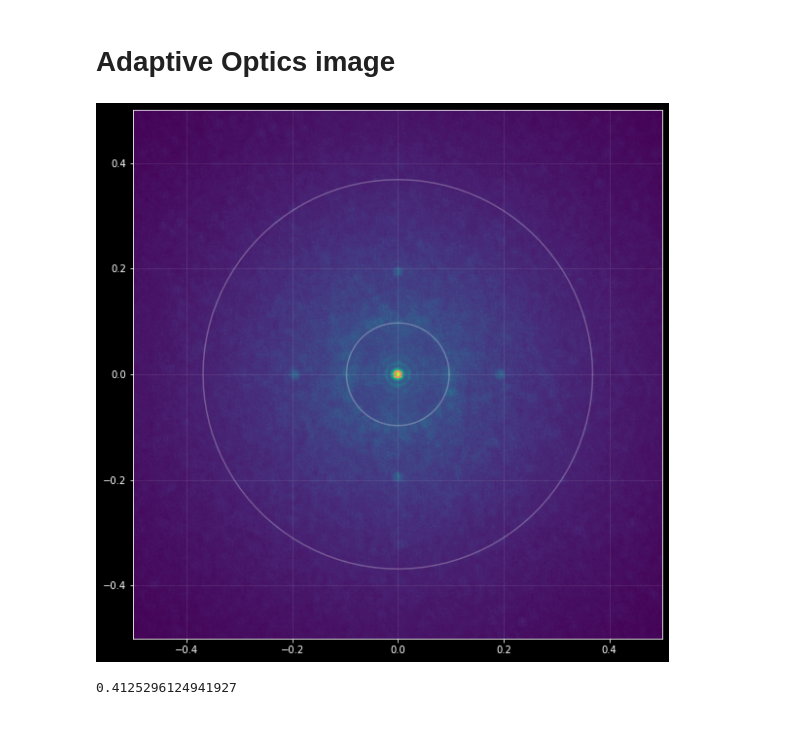
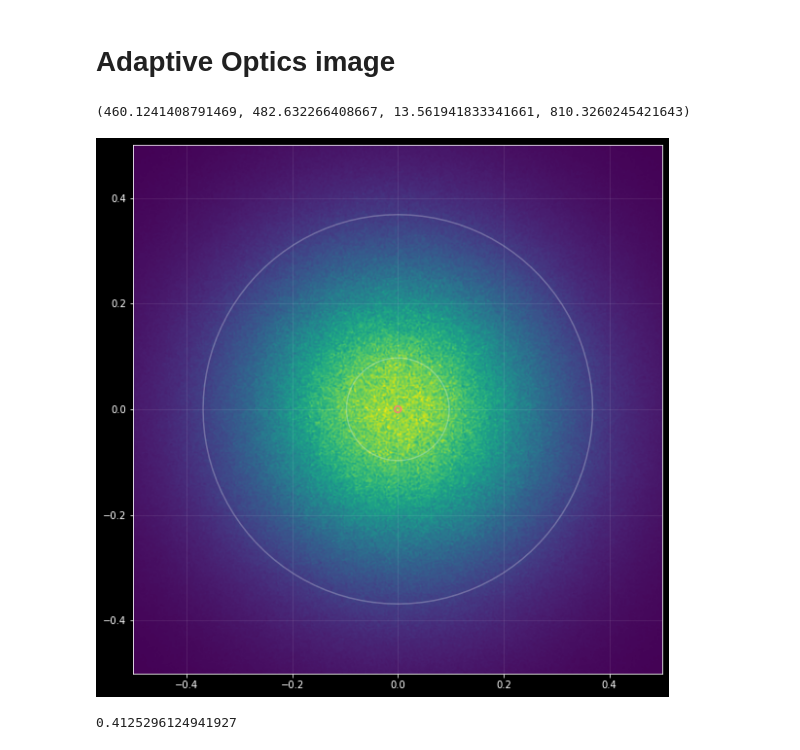
Before and after one commit to rconan/dos101, a Jupyter notebook: data.ipynb, the cells around one changed output. Drawn from its saved outputs; the diff is of its cells as text; code cells hidden in the pictures.

Commit message:
ADD PSSN & FWHM OUTPUTS

```diff
--- a/data.ipynb
+++ b/data.ipynb
@@ -131,25 +131,31 @@ ax.set_ylim(lim)
 # %% [markdown]
 # Adaptive Optics image
+# %%
+np.vstack(frame["NaturalSeeingPSSnFwhm"])[0,1]*(180*3600e3/np.pi),\
+np.vstack(frame["GlaoPSSnFwhm"])[0,1]*(180*3600e3/np.pi),\
+    (180e3*3600/np.pi)*550e-9/8.365,(180e3*3600/np.pi)*550e-9/14e-2
+# %% [output]
+(460.1241408791469, 482.632266408667, 13.561941833341661, 810.3260245421643)
 # %%
 px_scale = (180*3600/np.pi) * 0.5*0.5e-6/25.5
 h = px_scale * 511/2
 o = np.linspace(0, 2*np.pi, 101)
 x, y = np.cos(o), np.sin(o)
 fig, ax = plt.subplots(figsize=(10, 10))
-ax.imshow(np.vstack(frame['DiffractionLimitedImage']).reshape(512, -1)**0.25,
+ax.imshow(np.vstack(frame['DiffractionLimitedImage']).reshape(512, -1),
           extent=[-h, h, -h, h])
 r = px_scale * 25.5/8.365
 ax.plot(x*r, y*r, 'C3')
 r = px_scale * 48
 ax.plot(x*r, y*r, 'w', alpha=0.25)
 r = px_scale * 25.5/14E-2
 ax.plot(x*r, y*r, 'w', alpha=0.25)
 lim = np.asarray([-1, 1])*0.5
 ax.set_xlim(lim)
 ax.set_ylim(lim)
 ax.grid(alpha=0.1)
 # %% [output]
-[figure, old version]
+[figure, new version]
 # %%
 0.5e-6/(0.25/(180*3600/np.pi))
 # %% [output]
```
Also changed, not shown: parts of 9 cells of this notebook, 2 other files.
